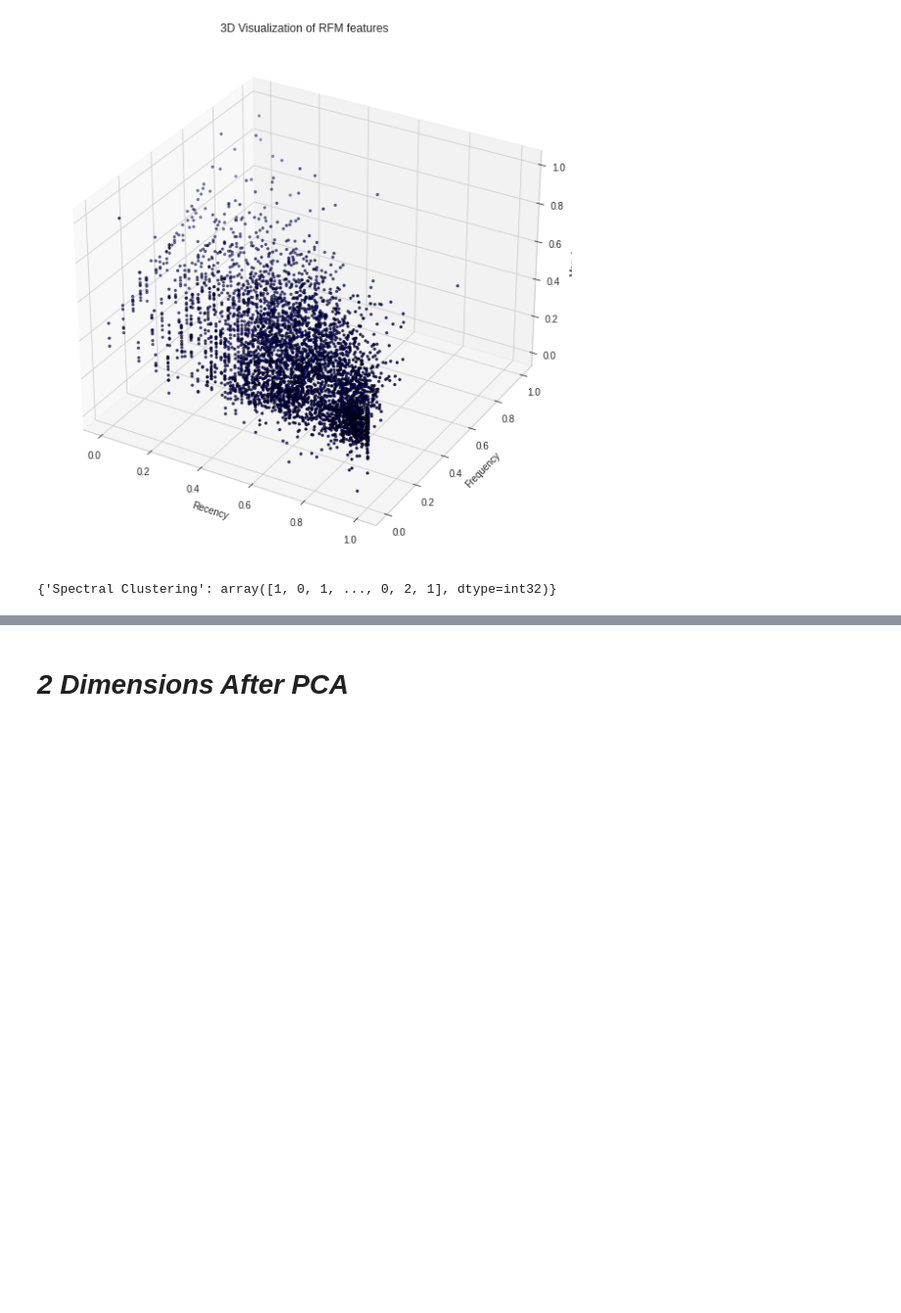
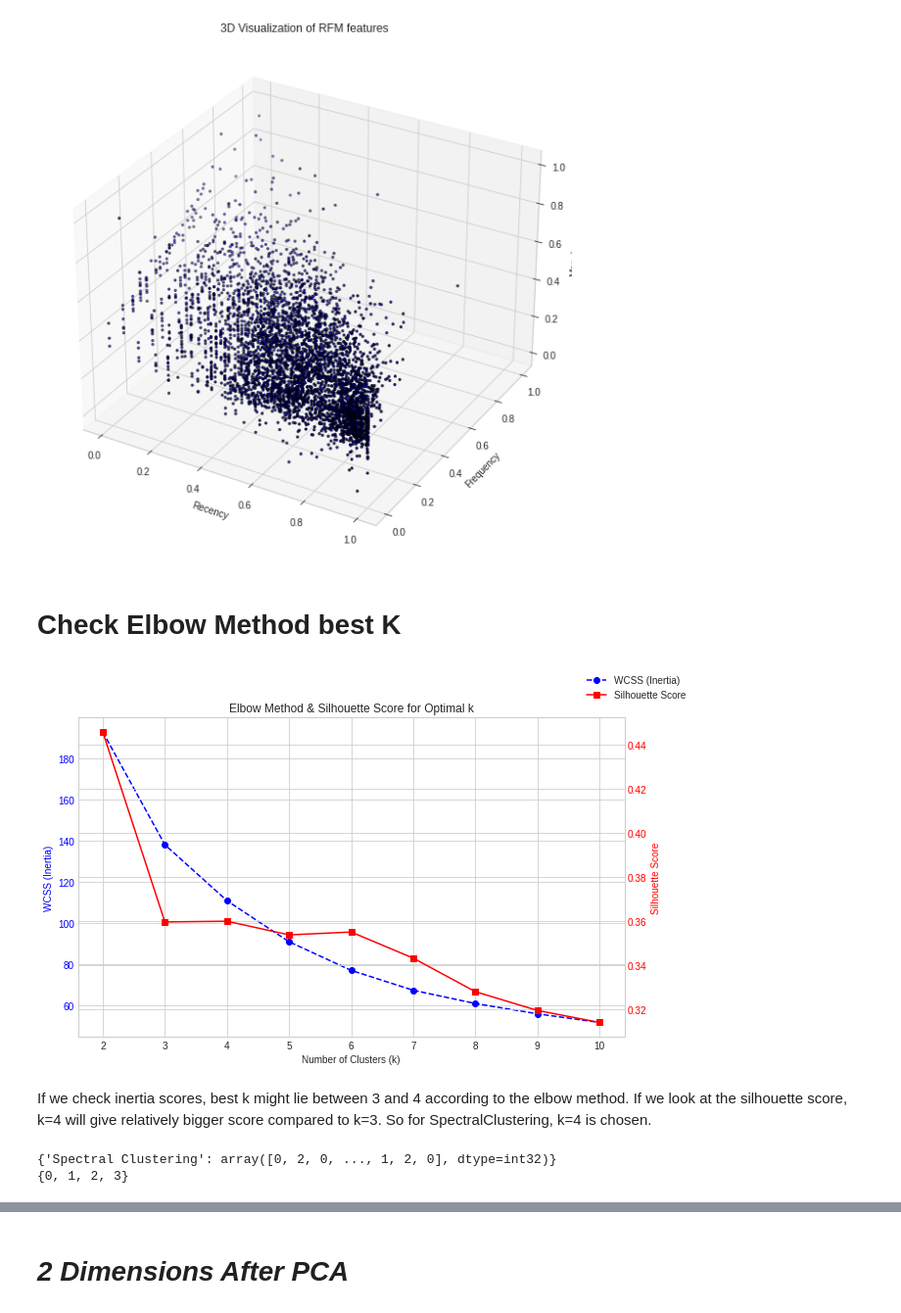
Before and after one commit to Jaee7777/UnsupML_group, a Jupyter notebook: src/SpectralClustering.ipynb, the cells around one changed output, grey strips where cells are left out. Shown: that part at 98% size. Drawn from its saved outputs; the diff is of its cells as text; code cells hidden in the pictures; blank space fills up the shorter version.

```diff
--- a/src/SpectralClustering.ipynb
+++ b/src/SpectralClustering.ipynb
@@ -176,15 +176,68 @@ ax.set_title("3D Visualization of RFM features")
 plt.show()
 # %% [output]
 [figure]
+# %% [markdown]
+# Check Elbow Method best K
+# %%
+import numpy as np
+import matplotlib.pyplot as plt
+from sklearn.cluster import KMeans
+from sklearn.metrics import silhouette_score
+
+# Initialize empty lists to store scores
+wcss = []  # Within-Cluster Sum of Squares (Inertia)
+silhouette_scores = []  # Silhouette Scores
+
+# Define the range of cluster numbers to test (from 2 to 10 clusters)
+K_range = range(2, 11)
+
+# Iterate over different values of k
+for k in K_range:
+    kmeans = KMeans(n_clusters=k, random_state=42, n_init=10)  # Initialize K-Means
+    kmeans.fit(rfm_minmax)  # Fit to MinMax-scaled RFM data
+
+    # Append WCSS (inertia)
+    wcss.append(kmeans.inertia_)
+
+    # Compute silhouette score (only if k > 1)
+    silhouette_avg = silhouette_score(rfm_minmax, kmeans.labels_)
+    silhouette_scores.append(silhouette_avg)
+
+# Create a dual-axis plot for both metrics
+fig, ax1 = plt.subplots(figsize=(10, 6))
+
+# Plot WCSS (Elbow Method)
+ax1.plot(K_range, wcss, marker='o', linestyle='--', color='blue', label="WCSS (Inertia)")
+ax1.set_xlabel("Number of Clusters (k)")
+ax1.set_ylabel("WCSS (Inertia)", color='blue')
+ax1.tick_params(axis='y', labelcolor='blue')
+
+# Create a second y-axis for silhouette scores
+ax2 = ax1.twinx()
+ax2.plot(K_range, silhouette_scores, marker='s', linestyle='-', color='red', label="Silhouette Score")
+ax2.set_ylabel("Silhouette Score", color='red')
+ax2.tick_params(axis='y', labelcolor='red')
+
+# Title and Legend
+plt.title("Elbow Method & Silhouette Score for Optimal k")
+fig.legend(loc="upper right", bbox_to_anchor=(1, 1))
+
+# Show the plot
+plt.show()
+# %% [output]
+[figure, added]
+# %% [markdown]
+If we check inertia scores, best k might lie between 3 and 4 according to the elbow method. If we look at the silhouette score, k=4 will give relatively bigger score compared to k=3. So for SpectralClustering, k=4 is chosen.
 # %%
-from sklearn.cluster import SpectralClustering, DBSCAN, Birch
+from sklearn.cluster import SpectralClustering
 cluster_results_3D = {}
-validation_scores = {}
 # "Spectral Clustering"
-algorithm = SpectralClustering(n_clusters=3, affinity='rbf', random_state=42)
+algorithm = SpectralClustering(n_clusters=4, affinity='rbf', random_state=42)
 labels = algorithm.fit_predict(clustering_data_3D)
 cluster_results_3D["Spectral Clustering"] = labels
 
-cluster_results_3D
+print(cluster_results_3D)
+print(set(labels))
 # %% [output]
-{'Spectral Clustering': array([1, 0, 1, ..., 0, 2, 1], dtype=int32)}
+{'Spectral Clustering': array([0, 2, 0, ..., 1, 2, 0], dtype=int32)}
+{0, 1, 2, 3}
```
Also changed, not shown: parts of 5 cells of this notebook, 1 other file.
